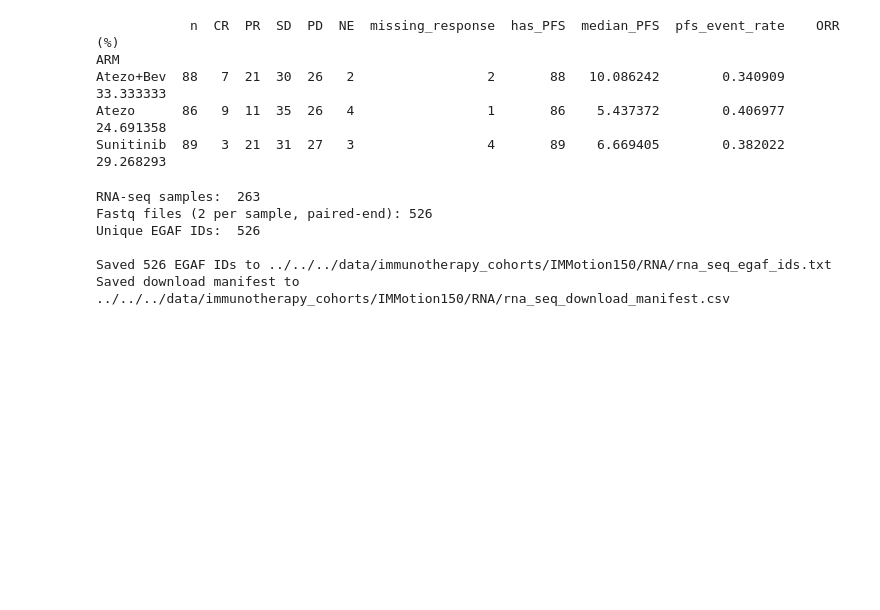
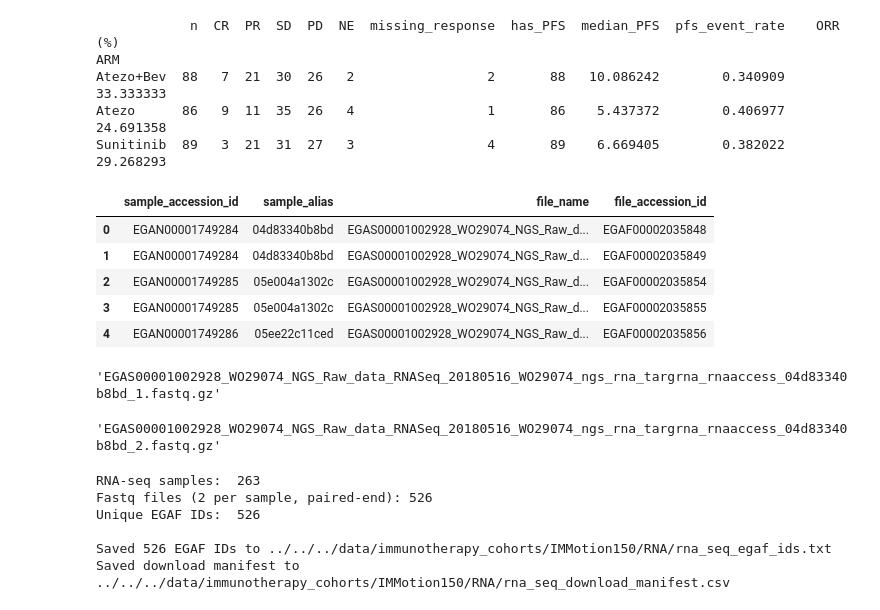
Before and after one commit to serenaklm/RNA-FM-benchmarking, a Jupyter notebook: data_preprocessing/immunotherapy_cohorts/IMMotion150/process_IMMotion150.ipynb, the cells around one changed output. Drawn from its saved outputs; the diff is of its cells as text; code cells hidden in the pictures; blank space fills up the shorter version.

```diff
--- a/data_preprocessing/immunotherapy_cohorts/IMMotion150/process_IMMotion150.ipynb
+++ b/data_preprocessing/immunotherapy_cohorts/IMMotion150/process_IMMotion150.ipynb
@@ -136,3 +140,18 @@ ARM
 Atezo+Bev  88   7  21  30  26   2                 2       88   10.086242        0.340909  33.333333
 Atezo      86   9  11  35  26   4                 1       86    5.437372        0.406977  24.691358
 Sunitinib  89   3  21  31  27   3                 4       89    6.669405        0.382022  29.268293
+# %%
+# Join RNA-seq sample accession IDs with file accession IDs (EGAFs)
+sample_file = pd.read_csv(f"{METADATA_DIR}/sample_file.csv")
+
+rna_accessions = set(rna_meta["sample_accession_id"])
+rna_files = sample_file[sample_file["sample_accession_id"].isin(rna_accessions)].copy()
+# %%
+rna_files.head()
+# %% [output]
+|  | sample_accession_id | sample_alias | file_name | file_accession_id |
+| 0 | EGAN00001749284 | 04d83340b8bd | EGAS00001002928_WO29074_NGS_Raw_d... | EGAF00002035848 |
+| 1 | EGAN00001749284 | 04d83340b8bd | EGAS00001002928_WO29074_NGS_Raw_d... | EGAF00002035849 |
+| 2 | EGAN00001749285 | 05e004a1302c | EGAS00001002928_WO29074_NGS_Raw_d... | EGAF00002035854 |
+| 3 | EGAN00001749285 | 05e004a1302c | EGAS00001002928_WO29074_NGS_Raw_d... | EGAF00002035855 |
+| 4 | EGAN00001749286 | 05ee22c11ced | EGAS00001002928_WO29074_NGS_Raw_d... | EGAF00002035856 |
@@ -139,3 +161,12 @@ Sunitinib  89   3  21  31  27   3                 4       89    6.669405
+# %%
+rna_file['file_name'].values[0]
+# %% [output]
+'EGAS00001002928_WO29074_NGS_Raw_data_RNASeq_20180516_WO29074_ngs_rna_targrna_rnaaccess_04d83340b8bd_1.fastq.gz'
+# %%
+# print the full file_name field, rn it's getting cut off in the display
+rna_file['file_name'].values[1]
+# %% [output]
+'EGAS00001002928_WO29074_NGS_Raw_data_RNASeq_20180516_WO29074_ngs_rna_targrna_rnaaccess_04d83340b8bd_2.fastq.gz'
 # %%
 # Join RNA-seq sample accession IDs with file accession IDs (EGAFs)
 sample_file = pd.read_csv(f"{METADATA_DIR}/sample_file.csv")
```
Also changed, not shown: parts of 11 cells of this notebook, 47 other files.
